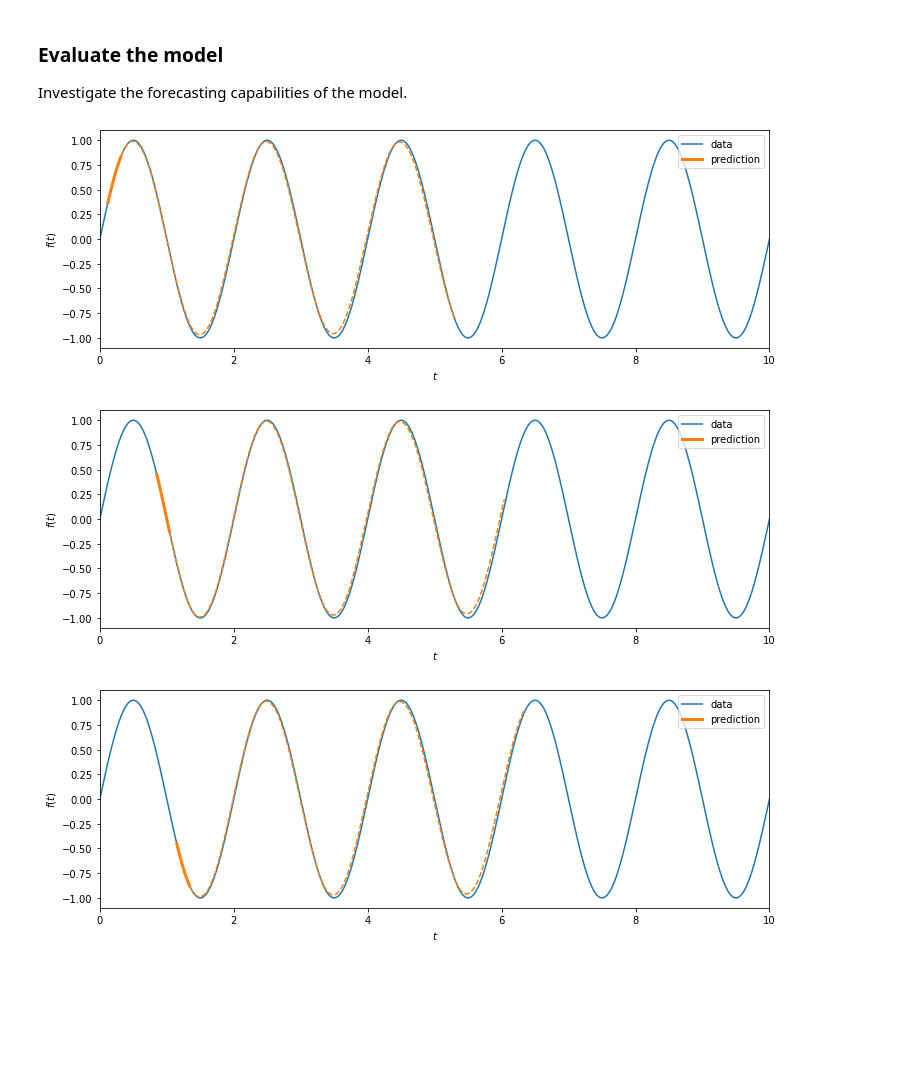
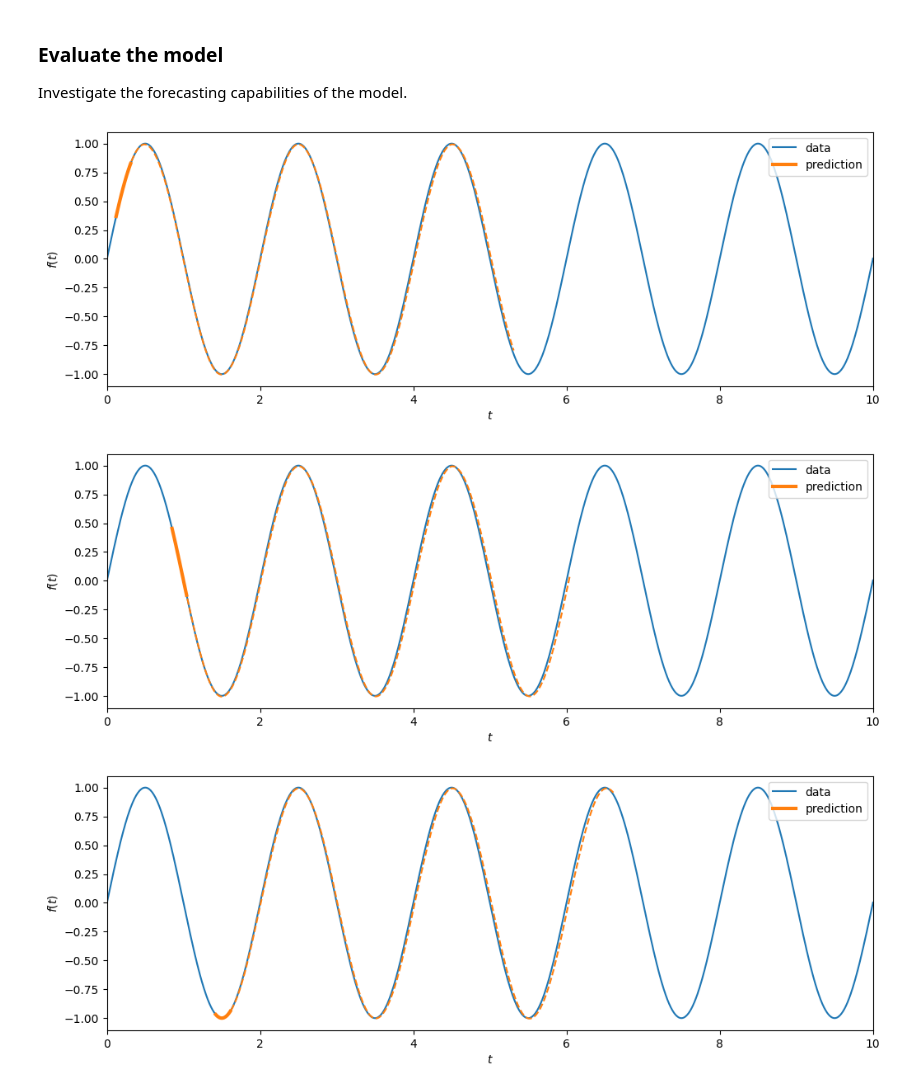
Before and after one commit to Abbta/adlfpae, a Jupyter notebook: Exercise_8_1_sine_wave_forecasting.ipynb, the cells around one changed output. Drawn from its saved outputs; the diff is of its cells as text; code cells hidden in the pictures; blank space fills up the shorter version.

```diff
--- a/Exercise_8_1_sine_wave_forecasting.ipynb
+++ b/Exercise_8_1_sine_wave_forecasting.ipynb
@@ -63,7 +63,10 @@ y = [0.58783609]
 ### Define and train RNN
 # %%
 z0 = layers.Input(shape=[None, 1])
-z = layers.LSTM(16)(z0)
+z = layers.LSTM(6, return_sequences=True)(z0)
+z = layers.LSTM(6, return_sequences=True)(z)
+z = layers.LSTM(6, return_sequences=True)(z)
+z = layers.LSTM(6)(z)
 z = layers.Dense(1)(z)
 model = keras.models.Model(inputs=z0, outputs=z)
 print(model.summary())
@@ -158,12 +163,12 @@ def plot_prediction(i0=0, k=500):
 # %%
 plot_prediction(12)
 # %% [output]
-[figure, old version]
+[figure, new version]
 # %%
 plot_prediction(85)
 # %% [output]
-[figure, old version]
+[figure, new version]
 # %%
-plot_prediction(115)
+plot_prediction(142)
 # %% [output]
-[figure, old version]
+[figure, new version]
```
Also changed, not shown: parts of 5 cells of this notebook.
